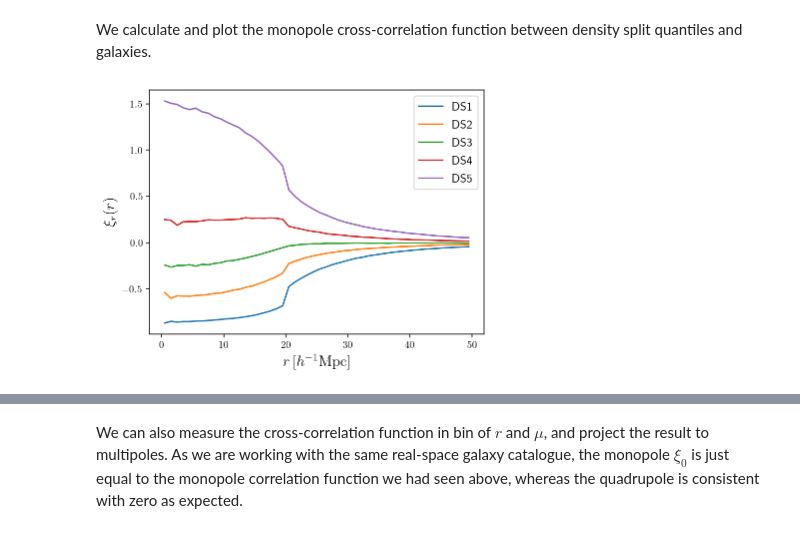
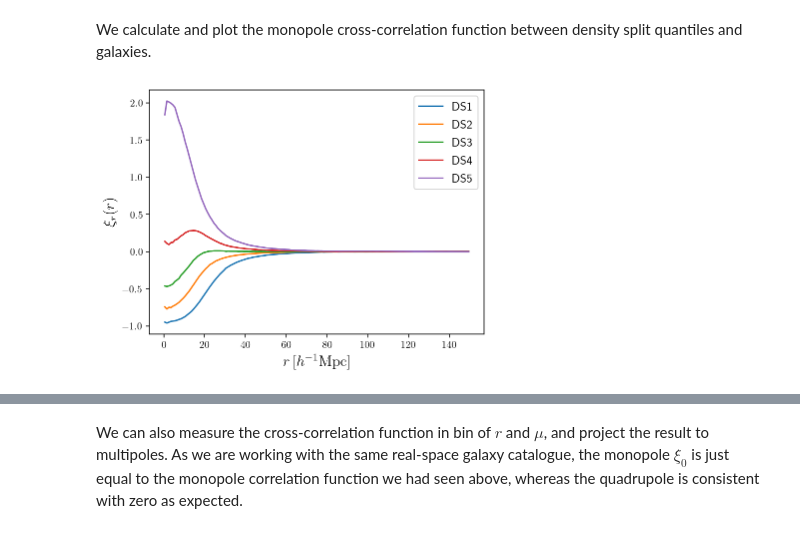
Before and after one commit to epaillas/densitysplit, a Jupyter notebook: examples/clustering_statistics.ipynb, the cells around one changed output, grey strips where cells are left out. Saved outputs shown, nothing was run; the diff lists cells and outputs as text; code cells hidden in the pictures.

```diff
--- a/examples/clustering_statistics.ipynb
+++ b/examples/clustering_statistics.ipynb
@@ -30,12 +30,12 @@ vzgal = mock_data['VZ']
 vel_gal = np.c_[vxgal, vygal, vzgal]
 
 # load quantiles
-quantiles = np.load('mock_data_quantiles.npy', allow_pickle=True).item()
+quantiles = np.load('data/quantiles.npy', allow_pickle=True).item()
 # %% [markdown]
 We calculate and plot the monopole cross-correlation function between density split quantiles and galaxies.
 # %%
 box_size = 1500
-rbins = np.linspace(0, 50, 51)
+rbins = np.linspace(0, 150, 151)
 rbins_c = 0.5*(rbins[1:] + rbins[:-1])
 
 xi_r = {}
@@ -48,13 +48,13 @@ for qt in [1, 2, 3, 4, 5]:
 # %%
 fig, ax = plt.subplots(figsize=(6, 4.5))
 
 for qt in [1, 2, 3, 4, 5]:
-    ax.plot(rbins_c, xi_r[f'DS{qt}'], label=f'DS{qt}')
+    ax.plot(rbins_c, rbins_c**0*xi_r[f'DS{qt}'], label=f'DS{qt}')
 
 ax.set_xlabel(r'$r\,[h^{-1}{\rm Mpc}]$', fontsize=15)
 ax.set_ylabel(r'$\xi_r(r)$', fontsize=15)
 ax.legend(fontsize=12)
 
 plt.show()
 # %% [output]
-[figure, old version]
+[figure, new version]
```
Also changed, not shown: parts of 4 cells of this notebook, 6 other files.
